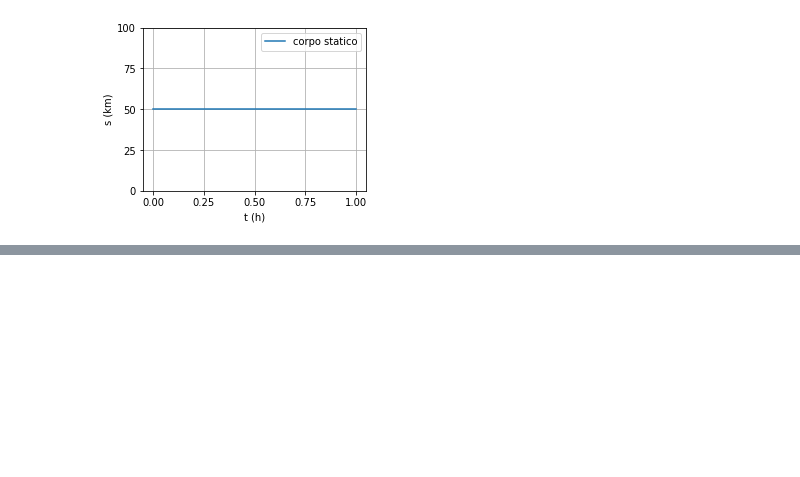
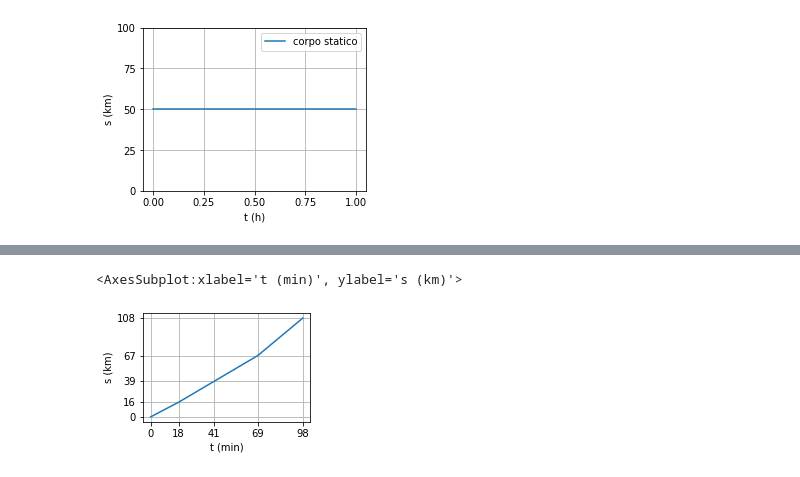
Before and after one commit to dennyb87/phoenomena, a Jupyter notebook: 3_forze_e_moto/esercizi/notebook.ipynb, the cells around one changed output, grey strips where cells are left out. Saved outputs shown, nothing was run; the diff lists cells and outputs as text; code cells hidden in the pictures; blank space fills up the shorter version.

```diff
--- a/3_forze_e_moto/esercizi/notebook.ipynb
+++ b/3_forze_e_moto/esercizi/notebook.ipynb
@@ -47,0 +67,10 @@ df.plot.line(grid=True, xticks=df.index, yticks=df.y, xlabel="t (h)", ylabel="s
+# %%
+stops = [0, 16, 39, 67, 108]
+minutes = [0, 18, 41, 69, 98]
+
+
+df = pd.DataFrame({"intercity": stops}, index=minutes)
+df.plot.line(grid=True, xticks=df.index, yticks=df.intercity, xlabel="t (min)", ylabel="s (km)", figsize=[3, 2], legend=False)
+# %% [output]
+<AxesSubplot:xlabel='t (min)', ylabel='s (km)'>
+[figure, added]
```
Also changed, not shown: parts of 4 cells of this notebook, 1 other file.
